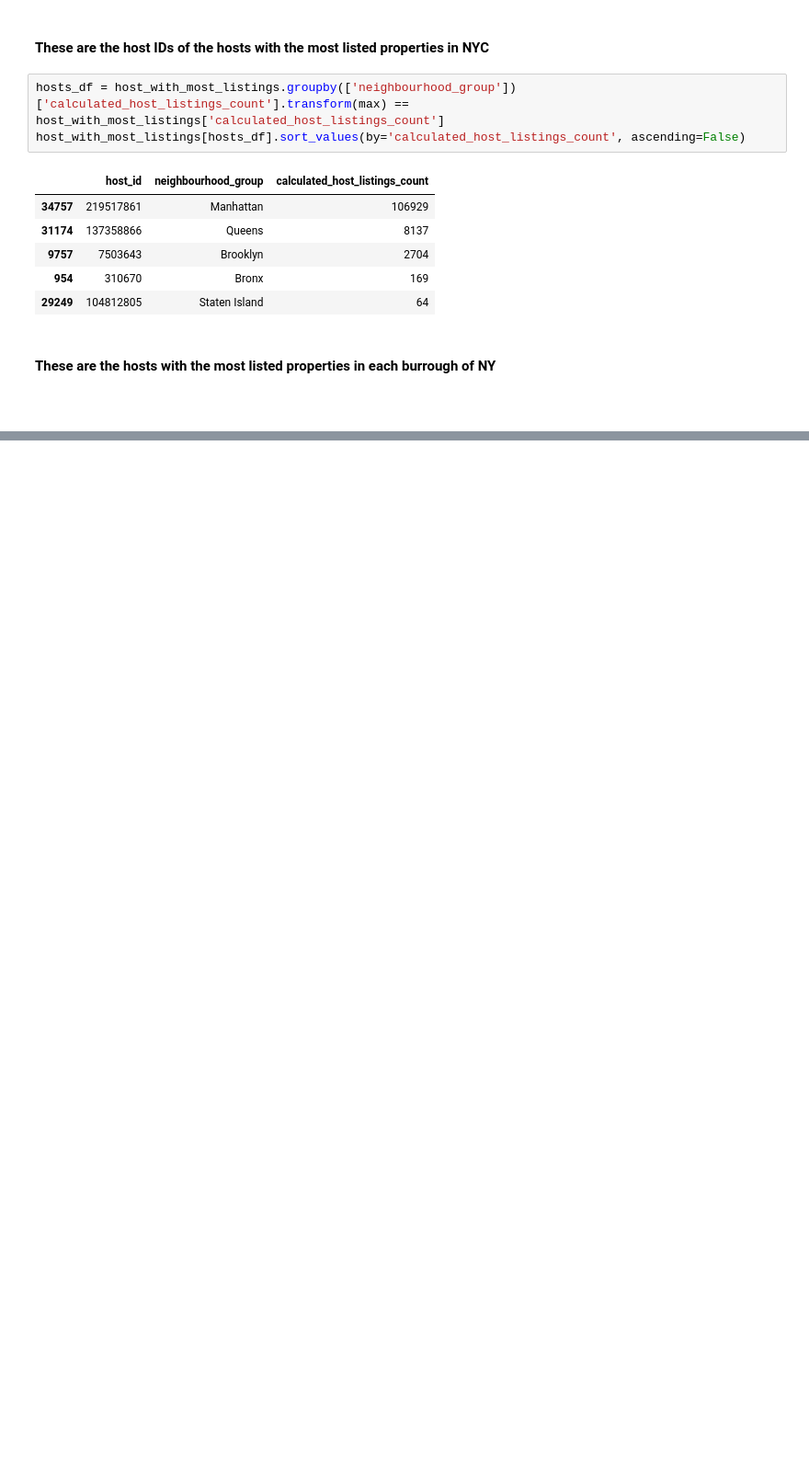
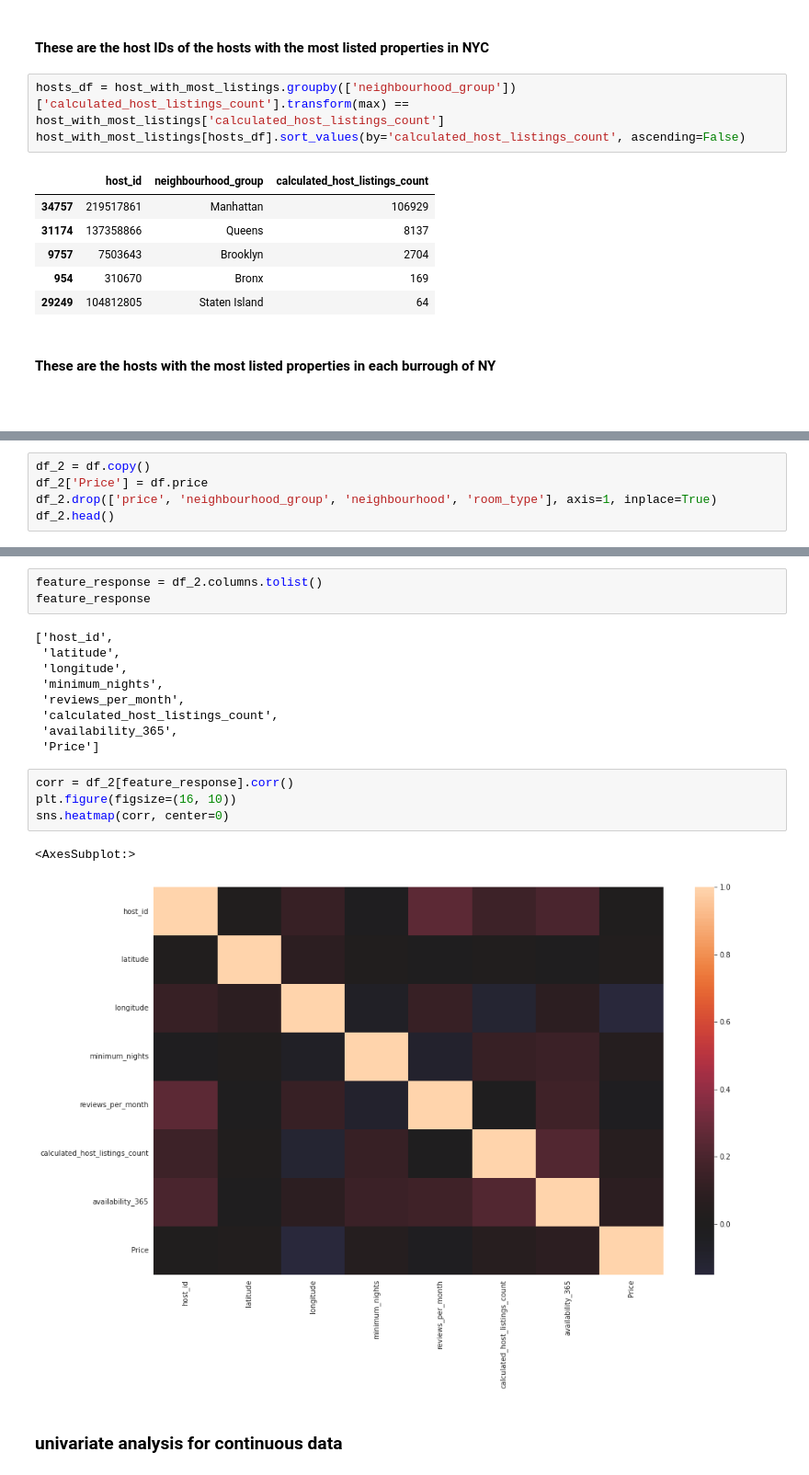
Before and after one commit to zdhxmo/Data-Science-Portfolio, a Jupyter notebook: airBNB NYC Price Prediction/airBNB nyc analysis.ipynb, the cells around one changed output, grey strips where cells are left out. Shown at 92% size. Saved outputs shown, nothing was run; the diff lists cells and outputs as text; blank space fills up the shorter version.

```diff
--- a/airBNB NYC Price Prediction/airBNB nyc analysis.ipynb
+++ b/airBNB NYC Price Prediction/airBNB nyc analysis.ipynb
@@ -358,0 +368,5 @@ host_with_most_listings[hosts_df].sort_values(by='calculated_host_listings_count
+# %%
+df_2 = df.copy()
+df_2['Price'] = df.price
+df_2.drop(['price', 'neighbourhood_group', 'neighbourhood', 'room_type'], axis=1, inplace=True)
+df_2.head()
@@ -358,0 +380,21 @@ host_with_most_listings[hosts_df].sort_values(by='calculated_host_listings_count
+# %%
+feature_response = df_2.columns.tolist()
+feature_response
+# %% [output]
+['host_id',
+ 'latitude',
+ 'longitude',
+ 'minimum_nights',
+ 'reviews_per_month',
+ 'calculated_host_listings_count',
+ 'availability_365',
+ 'Price']
+# %%
+corr = df_2[feature_response].corr()
+plt.figure(figsize=(16, 10))
+sns.heatmap(corr, center=0)
+# %% [output]
+<AxesSubplot:>
+[figure, added]
+# %% [markdown]
+### univariate analysis for continuous data
```
Also changed, not shown: parts of 5 cells of this notebook, 1 other file.
